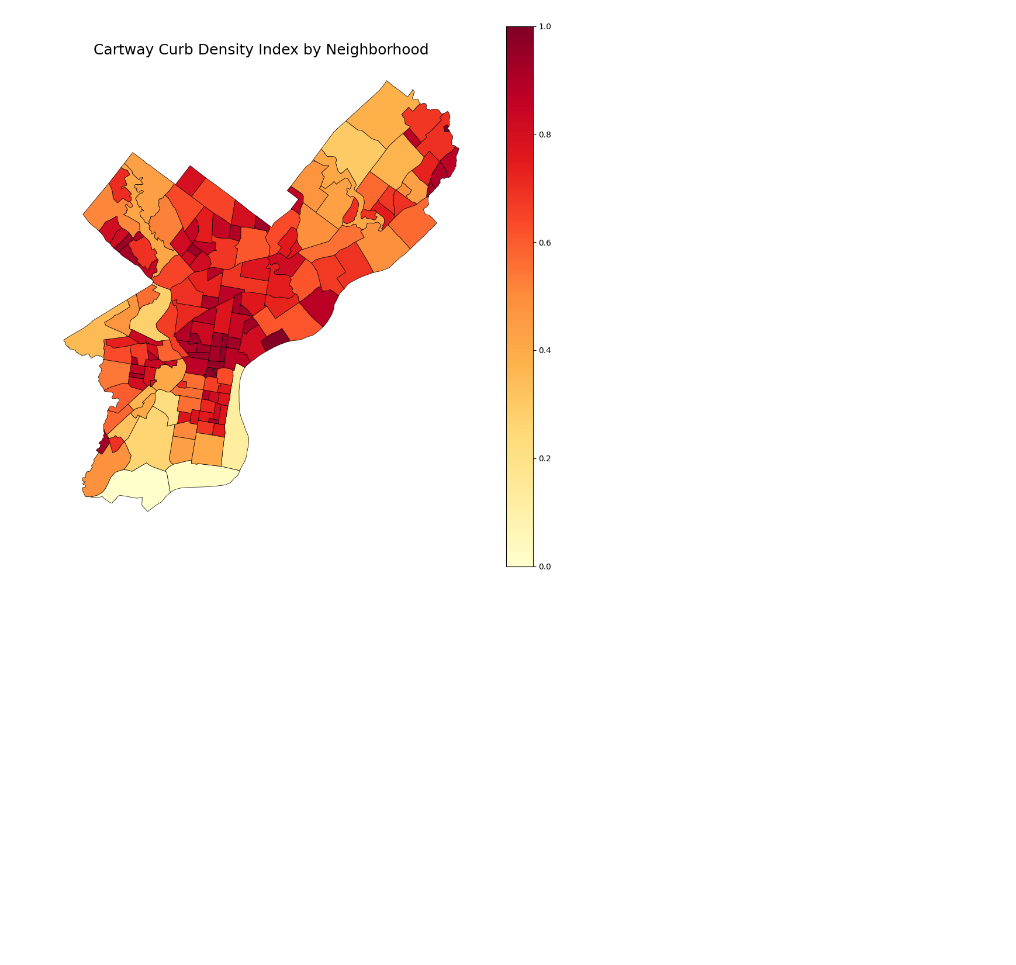
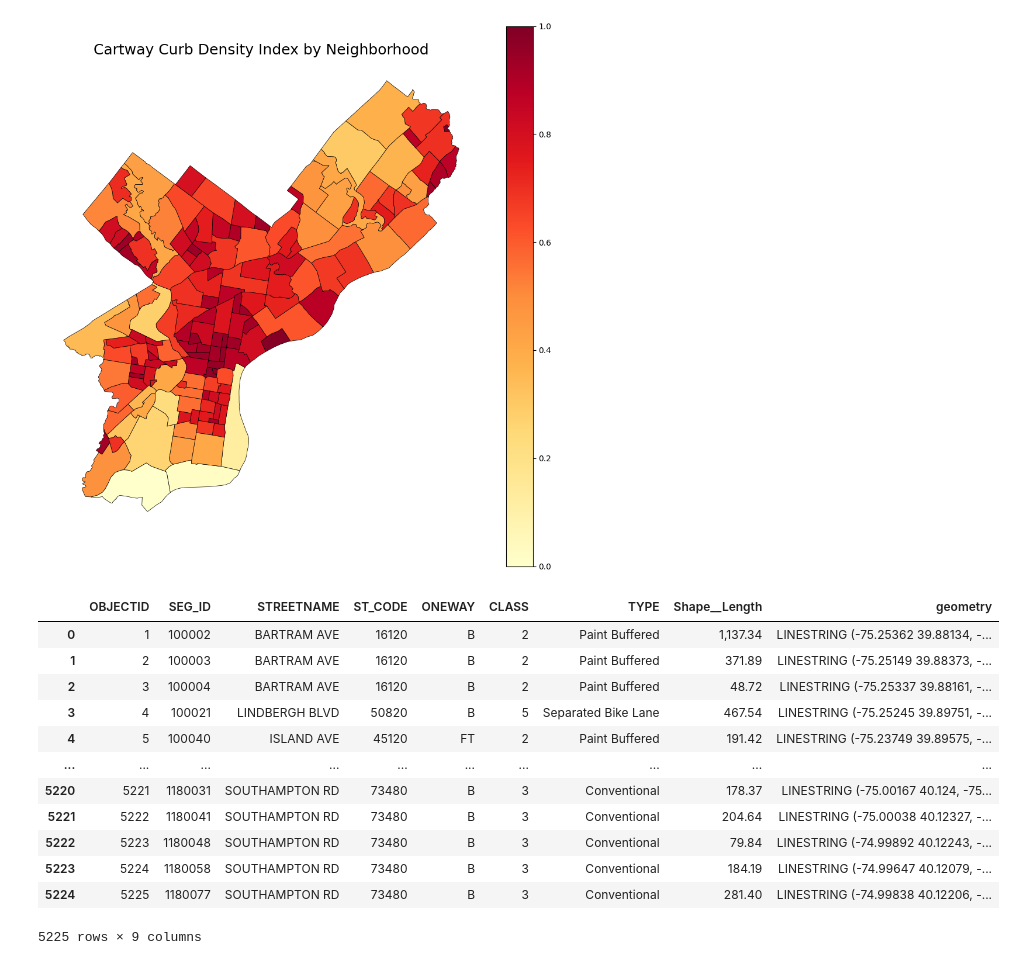
Before and after one commit to astauf03/musa5500-python-final, a Jupyter notebook: notebooks/mobility/mobility.ipynb, the cells around one changed output. Saved outputs shown, nothing was run; the diff lists cells and outputs as text; code cells hidden in the pictures; blank space fills up the shorter version.

```diff
--- a/notebooks/mobility/mobility.ipynb
+++ b/notebooks/mobility/mobility.ipynb
@@ -414,0 +417,17 @@ plt.show()
+# %%
+biking=gpd.read_file('Bike_Network.geojson')
+biking
+# %% [output]
+|  | OBJECTID | SEG_ID | STREETNAME | ST_CODE | ONEWAY | CLASS | TYPE | Shape__Length | geometry |
+| 0 | 1 | 100002 | BARTRAM AVE | 16120 | B | 2 | Paint Buffered | 1,137.34 | LINESTRING (-75.25362 39.88134, -... |
+| 1 | 2 | 100003 | BARTRAM AVE | 16120 | B | 2 | Paint Buffered | 371.89 | LINESTRING (-75.25149 39.88373, -... |
+| 2 | 3 | 100004 | BARTRAM AVE | 16120 | B | 2 | Paint Buffered | 48.72 | LINESTRING (-75.25337 39.88161, -... |
+| 3 | 4 | 100021 | LINDBERGH BLVD | 50820 | B | 5 | Separated Bike Lane | 467.54 | LINESTRING (-75.25245 39.89751, -... |
+| 4 | 5 | 100040 | ISLAND AVE | 45120 | FT | 2 | Paint Buffered | 191.42 | LINESTRING (-75.23749 39.89575, -... |
+| ... | ... | ... | ... | ... | ... | ... | ... | ... | ... |
+| 5220 | 5221 | 1180031 | SOUTHAMPTON RD | 73480 | B | 3 | Conventional | 178.37 | LINESTRING (-75.00167 40.124, -75... |
+| 5221 | 5222 | 1180041 | SOUTHAMPTON RD | 73480 | B | 3 | Conventional | 204.64 | LINESTRING (-75.00038 40.12327, -... |
+| 5222 | 5223 | 1180048 | SOUTHAMPTON RD | 73480 | B | 3 | Conventional | 79.84 | LINESTRING (-74.99892 40.12243, -... |
+| 5223 | 5224 | 1180058 | SOUTHAMPTON RD | 73480 | B | 3 | Conventional | 184.19 | LINESTRING (-74.99647 40.12079, -... |
+| 5224 | 5225 | 1180077 | SOUTHAMPTON RD | 73480 | B | 3 | Conventional | 281.40 | LINESTRING (-74.99838 40.12206, -... |
+5225 rows × 9 columns
```
Also changed, not shown: parts of 9 cells of this notebook.
